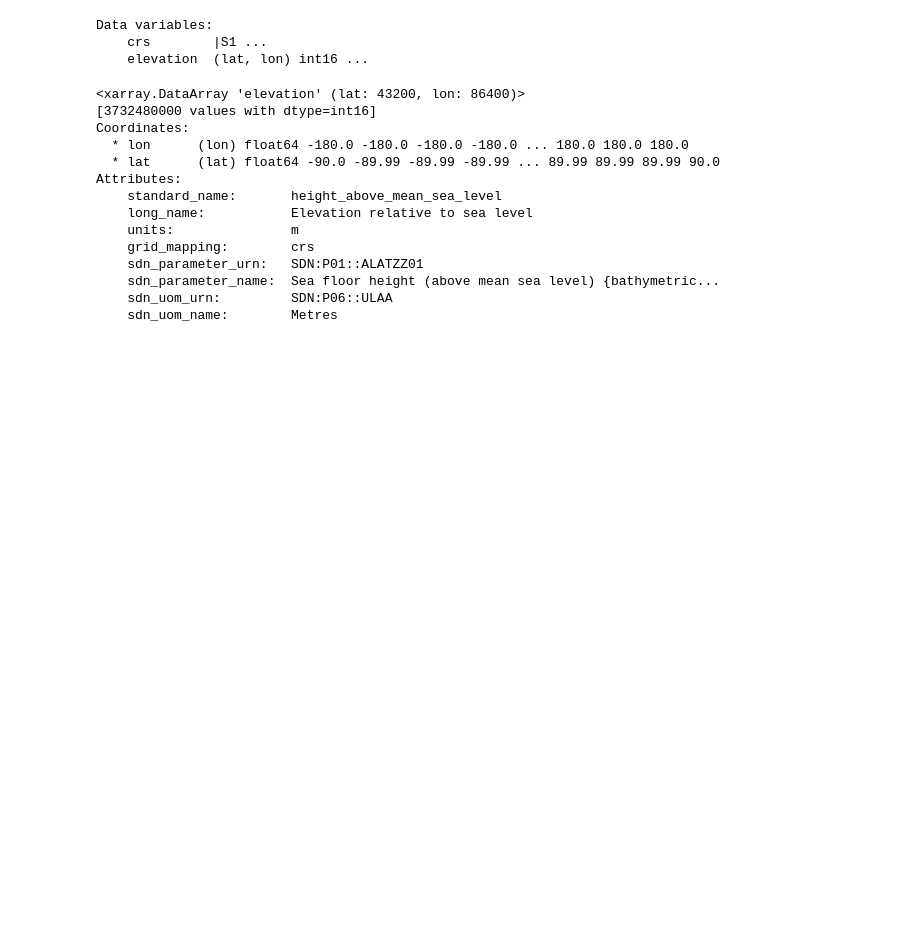
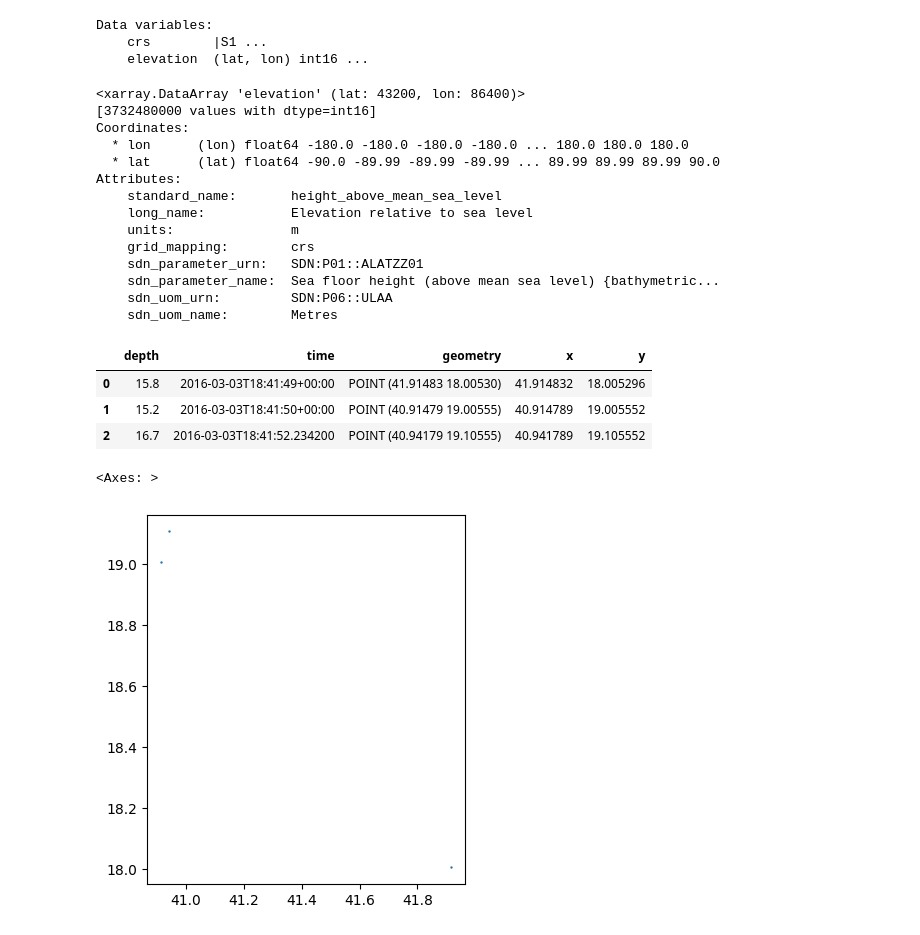
Before and after one commit to khimscho/NEMO, a Jupyter notebook: wibl-python/doc/viz/gmt_viz_proto.ipynb, the cells around one changed output. Cells and saved outputs as stored; diff of their text form; code cells hidden in the pictures; blank space fills up the shorter version.

```diff
--- a/wibl-python/doc/viz/gmt_viz_proto.ipynb
+++ b/wibl-python/doc/viz/gmt_viz_proto.ipynb
@@ -78,0 +86,12 @@ Attributes:
+# %%
+example_df
+# %% [output]
+|  | depth | time | geometry | x | y |
+| 0 | 15.8 | 2016-03-03T18:41:49+00:00 | POINT (41.91483 18.00530) | 41.914832 | 18.005296 |
+| 1 | 15.2 | 2016-03-03T18:41:50+00:00 | POINT (40.91479 19.00555) | 40.914789 | 19.005552 |
+| 2 | 16.7 | 2016-03-03T18:41:52.234200 | POINT (40.94179 19.10555) | 40.941789 | 19.105552 |
+# %%
+example_df.plot(markersize=0.5)
+# %% [output]
+<Axes: >
+[figure, added]
```
Also changed, not shown: parts of 6 cells of this notebook, 2 other files.
